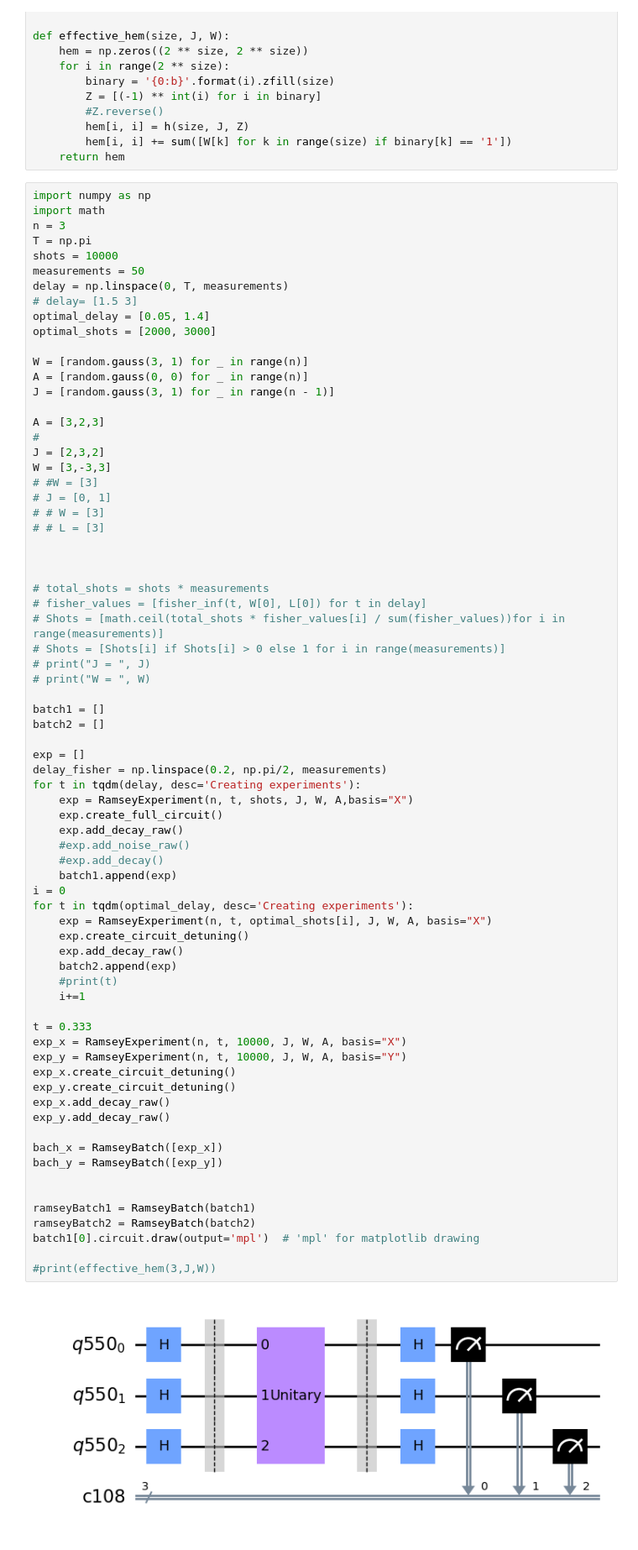
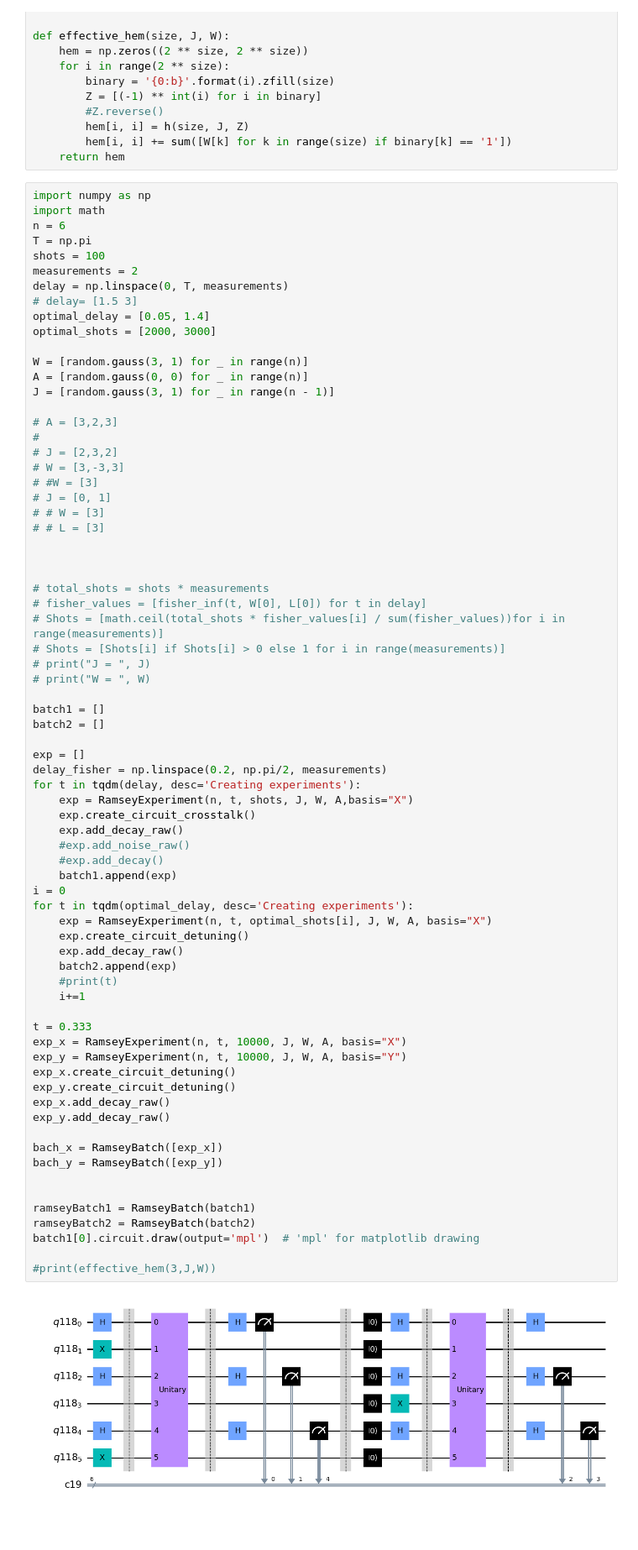
Before and after one commit to Davidkatom/Crosstalk, a Jupyter notebook: FindingDetuning&Coupling.ipynb, the cells around one changed output. Shown at 84% size. Drawn from its saved outputs; the diff is of its cells as text.

```diff
--- a/FindingDetuning&Coupling.ipynb
+++ b/FindingDetuning&Coupling.ipynb
@@ -64,10 +64,10 @@ def effective_hem(size, J, W):
 # %%
 import numpy as np
 import math
-n = 3
+n = 6
 T = np.pi
-shots = 10000
-measurements = 50
+shots = 100
+measurements = 2
 delay = np.linspace(0, T, measurements)
 # delay= [1.5 3]
 optimal_delay = [0.05, 1.4]
@@ -77,10 +77,10 @@ W = [random.gauss(3, 1) for _ in range(n)]
 A = [random.gauss(0, 0) for _ in range(n)]
 J = [random.gauss(3, 1) for _ in range(n - 1)]
 
-A = [3,2,3]
+# A = [3,2,3]
 #
-J = [2,3,2]
-W = [3,-3,3]
+# J = [2,3,2]
+# W = [3,-3,3]
 # #W = [3]
 # J = [0, 1]
 # # W = [3]
@@ -102,39 +102,39 @@ exp = []
 delay_fisher = np.linspace(0.2, np.pi/2, measurements)
 for t in tqdm(delay, desc='Creating experiments'):
     exp = RamseyExperiment(n, t, shots, J, W, A,basis="X")
-    exp.create_full_circuit()
+    exp.create_circuit_crosstalk()
     exp.add_decay_raw()
     #exp.add_noise_raw()
     #exp.add_decay()
     batch1.append(exp)
 i = 0
 for t in tqdm(optimal_delay, desc='Creating experiments'):
     exp = RamseyExperiment(n, t, optimal_shots[i], J, W, A, basis="X")
     exp.create_circuit_detuning()
     exp.add_decay_raw()
     batch2.append(exp)
     #print(t)
     i+=1
 
 t = 0.333
 exp_x = RamseyExperiment(n, t, 10000, J, W, A, basis="X")
 exp_y = RamseyExperiment(n, t, 10000, J, W, A, basis="Y")
 exp_x.create_circuit_detuning()
 exp_y.create_circuit_detuning()
 exp_x.add_decay_raw()
 exp_y.add_decay_raw()
 
 bach_x = RamseyBatch([exp_x])
 bach_y = RamseyBatch([exp_y])
 
 
 ramseyBatch1 = RamseyBatch(batch1)
 ramseyBatch2 = RamseyBatch(batch2)
 batch1[0].circuit.draw(output='mpl')  # 'mpl' for matplotlib drawing
 
 #print(effective_hem(3,J,W))
 # %% [output]
-[figure, old version]
+[figure, new version]
 # %%
 from scipy.ndimage import gaussian_filter
 import matplotlib.pyplot as plt
```
Also changed, not shown: parts of 1 cell of this notebook, 16 other files.
